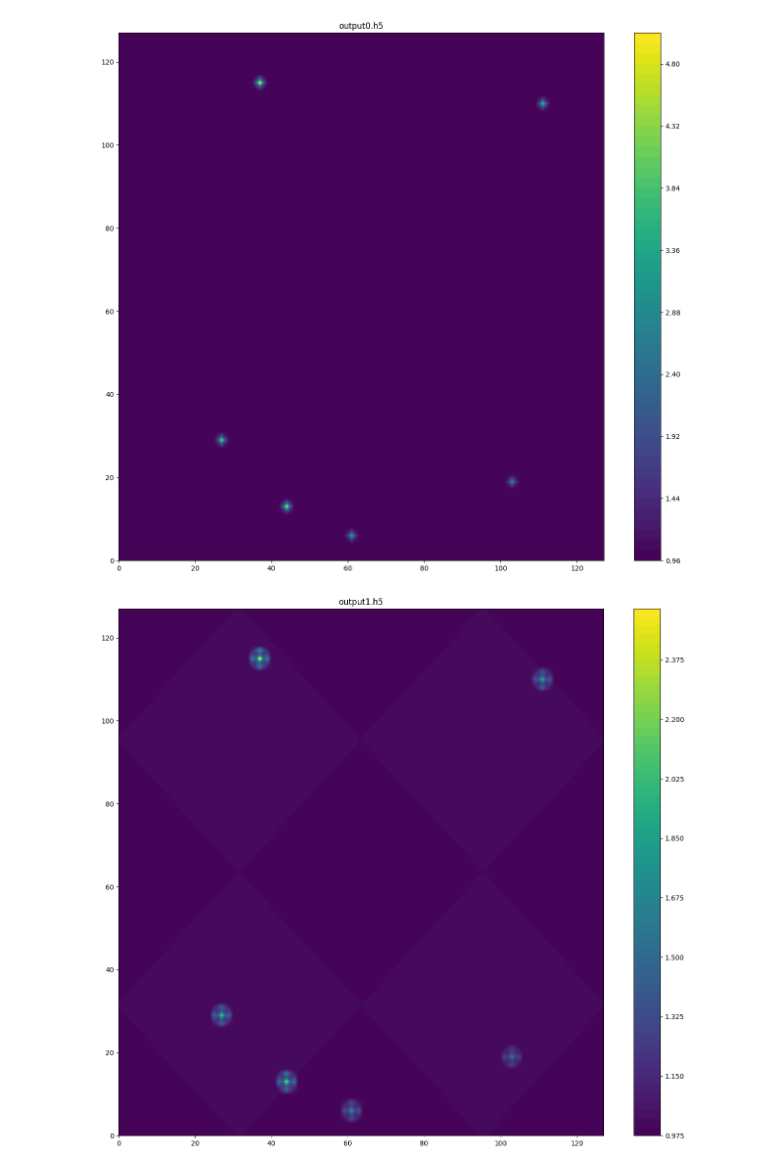
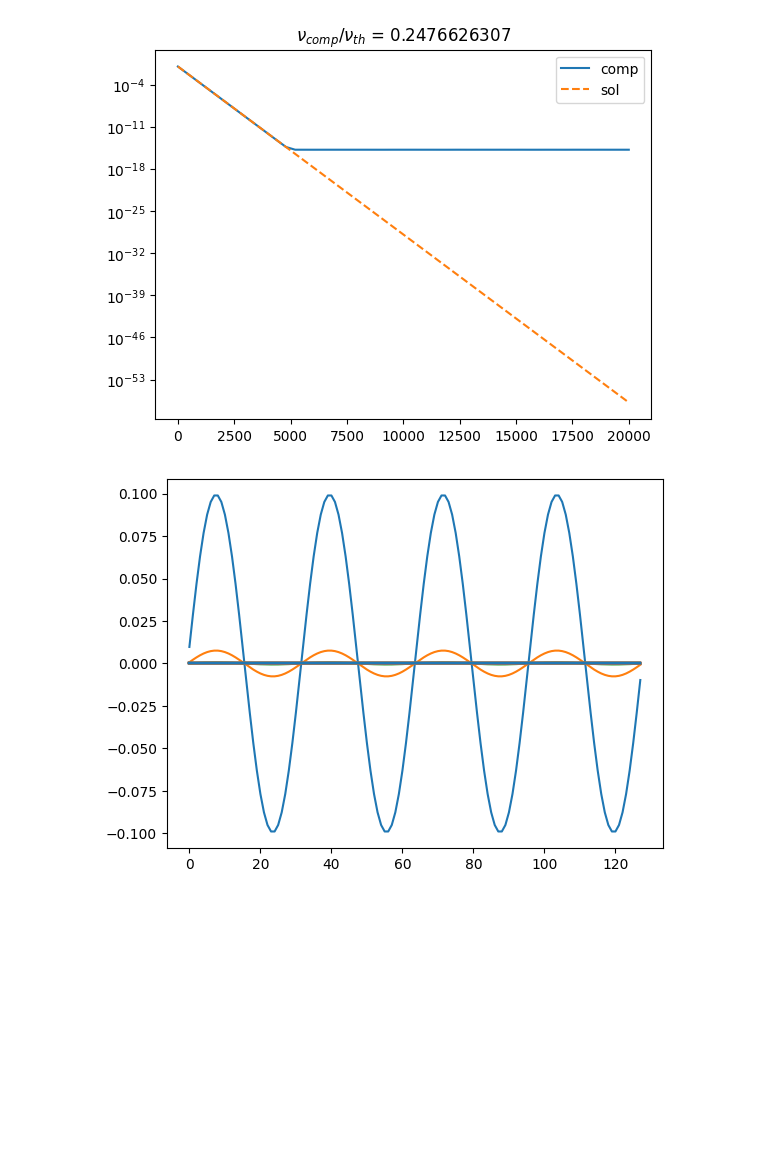
Before and after one commit to mattiamencagli/myLBcode, a Jupyter notebook: plots.ipynb, the cells around one changed output. Saved outputs shown, nothing was run; the diff lists cells and outputs as text; code cells hidden in the pictures; blank space fills up the shorter version.

```diff
--- a/plots.ipynb
+++ b/plots.ipynb
@@ -38,7 +38,11 @@ for i in arr:
     if(i[0:6]=='output'):
         names.append(int(i[6:-3]))
 names.sort()
+tottime = names[-1]
 T = len(names)
+print(tottime, T)
+tempi = np.linspace(0,tottime,T)
+print(tempi)
 for i in range(T):
     names[i] = "output" + str(names[i]) + ".h5"
 print(names)
@@ -71,26 +82,60 @@ dataset 3 =  uy
 128 128
 # %%
 def plotscal(f, i):
-    _ = plt.figure(i, figsize=[16,14])
+    _ = plt.figure(i)
     _ = plt.contourf(f[i,:,:], 64)
     _ = plt.colorbar()
     _ = plt.title(names[i])
 
 def plotfield(fx, fy, field, i):
     fac=1
     mod = fx*fx+fy*fy
     x,y = np.meshgrid(np.linspace(0,Nx-1,int(Nx/fac)),np.linspace(0,Ny-1,int(Nx/fac)))
     _ = plt.figure(i, figsize=[16,14])
-    #_ = plt.contourf(mod[i,:,:], 255)
+    _ = plt.contourf(mod[i,:,:], 255)
     _ = plt.contourf(field[i,:,:], 255)
     _ = plt.colorbar()
     _ = plt.quiver(x,y,fx[i,::fac,::fac],fy[i,::fac,::fac], scale=2)
     _ = plt.title(names[i])
 
-for i in range(T):
+def totmass():
+    M=[]
+    for t in range(T):
+        sum=0
+        for i in range(Nx):
+            for j in range(Ny):
+                sum += rho[t,i,j]
+        M.append(sum);
+    _ = plt.figure(100)
+    _ = plt.plot(tempi,M)
+
+def check_decay(k2, vmax, th_nu, pointX, pointY):
+    sol = np.zeros((T,))
+    for t in range(T):
+        sol[t] = vmax*np.e**(-th_nu*k2*(tempi[t]))
+    plt.figure(789)
+    plt.semilogy(tempi, ux[:,pointX,pointY], label='comp')
+    plt.semilogy(tempi, sol, linestyle='--',label='sol')
+    comp_nu = -(np.log(ux[0,pointX,pointY])-np.log(ux[T-1,pointX,pointY]))/(tempi[0]-tempi[T-1])/k2
+    plt.legend()
+    plt.title(r"$\nu_{comp}/\nu_{th}$ = %1.10f"%(comp_nu/th_nu))
+    plt.figure(999)
+    for t in range(T):
+        plt.plot(ux[t,:,pointY])
+    totmass()
+
+mod = 8
+vmax = 0.1
+k2 = (mod*np.pi/128.0)**2
+th_nu = 1/6
+pointX = int(0.5*Nx/mod)
+pointY = int(0.5*Ny/mod)
+check_decay(k2, vmax, th_nu, pointX, pointY)
+
+#for i in range(T):
     #plotscal(divV, i)
-    plotscal(rho,i)
+    #plotscal(rho,i)
     #plotfield(ux, uy, divV, i)
 # %% [output]
-[figure, old version]
+[figure, new version]
-[figure, old version]
+[figure, new version]
```
Also changed, not shown: parts of 2 cells of this notebook, 3 other files.
